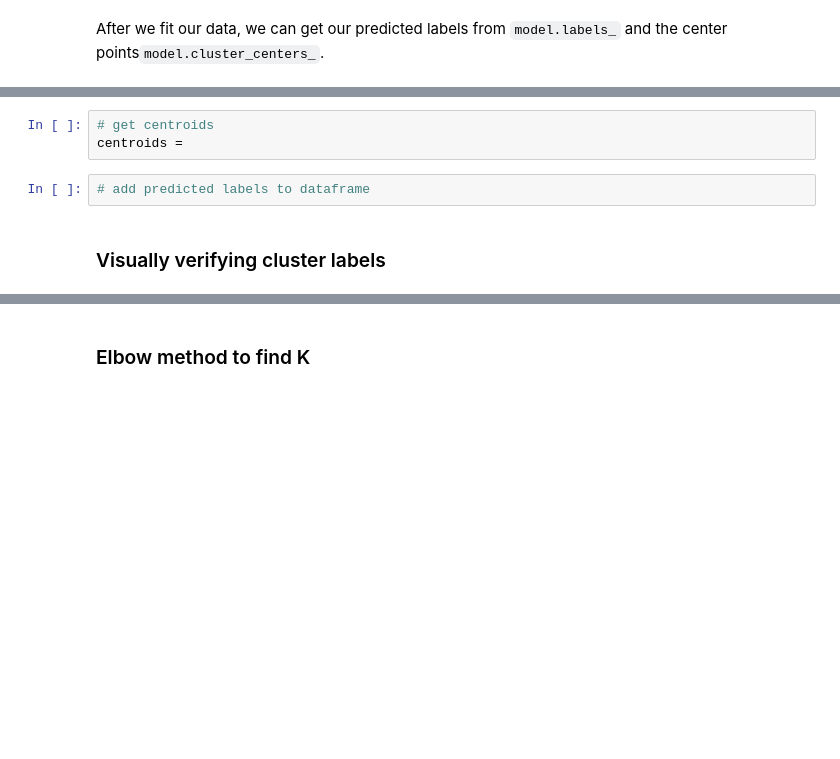
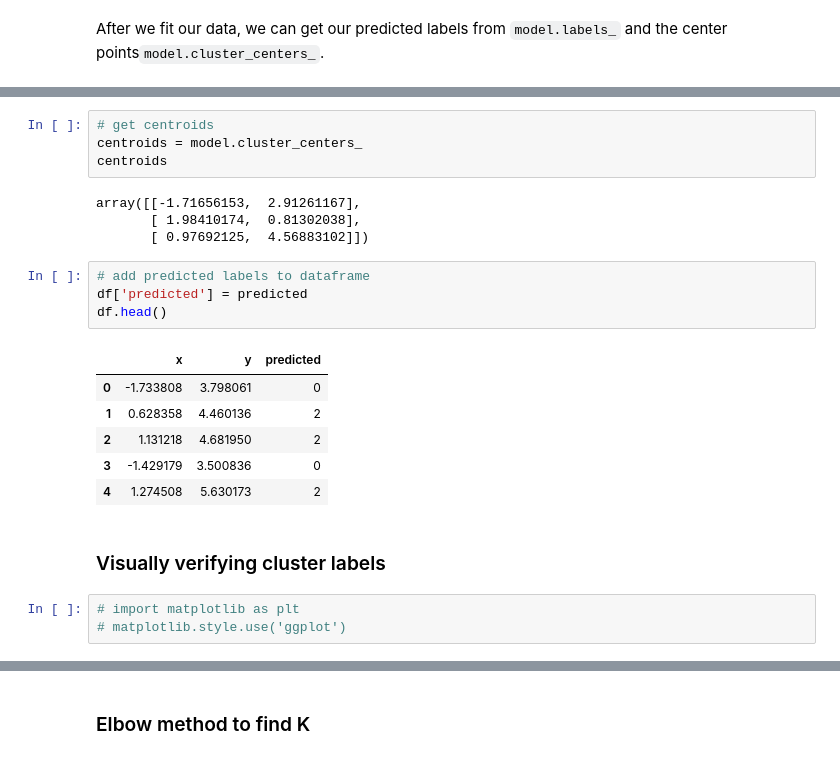
Before and after one commit to AbdullahMu/kmeans, a Jupyter notebook: intro-to-clustering-kmeans.ipynb, the cells around one changed output, grey strips where cells are left out. Saved outputs shown, nothing was run; the diff lists cells and outputs as text; blank space fills up the shorter version.

```diff
--- a/intro-to-clustering-kmeans.ipynb
+++ b/intro-to-clustering-kmeans.ipynb
@@ -387,8 +413,25 @@ predicted =
 # %%
 # get centroids
-centroids =
+centroids = model.cluster_centers_
+centroids
+# %% [output]
+array([[-1.71656153,  2.91261167],
+       [ 1.98410174,  0.81302038],
+       [ 0.97692125,  4.56883102]])
 # %%
 # add predicted labels to dataframe
+df['predicted'] = predicted
+df.head()
+# %% [output]
+|  | x | y | predicted |
+| 0 | -1.733808 | 3.798061 | 0 |
+| 1 | 0.628358 | 4.460136 | 2 |
+| 2 | 1.131218 | 4.681950 | 2 |
+| 3 | -1.429179 | 3.500836 | 0 |
+| 4 | 1.274508 | 5.630173 | 2 |
 # %% [markdown]
 <a id='verify'></a>
 ### Visually verifying cluster labels
+# %%
+# import matplotlib as plt
+# matplotlib.style.use('ggplot')
```
Also changed, not shown: parts of 10 cells of this notebook.
